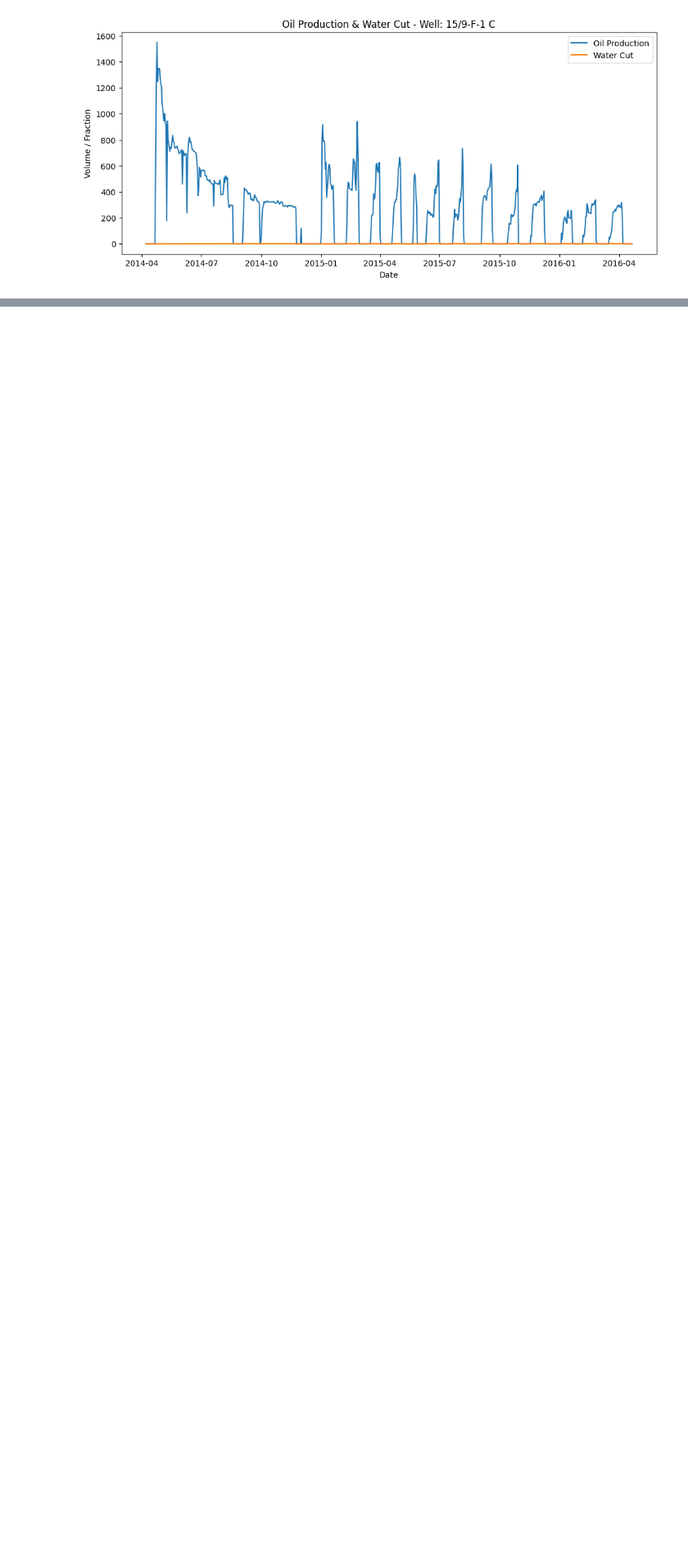
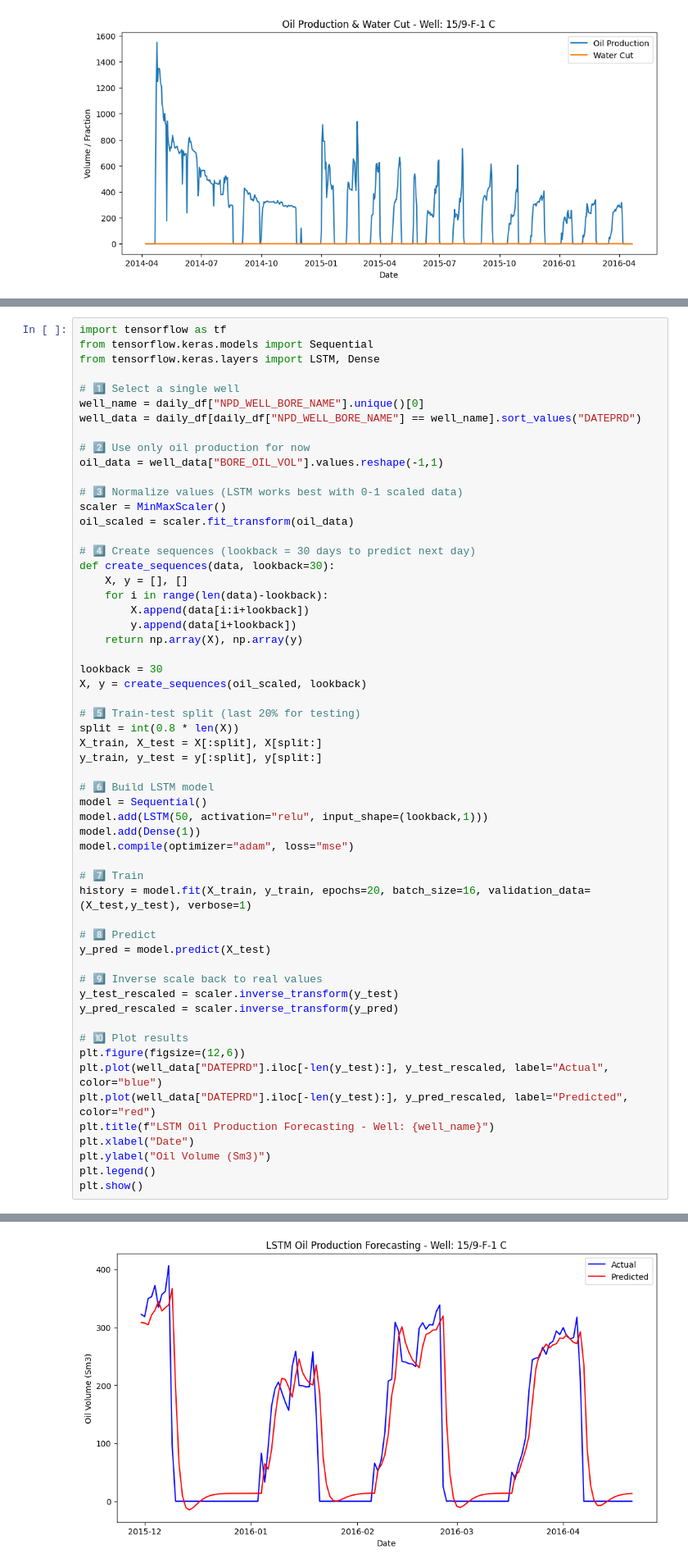
Before and after one commit to Anmol1301/Production-Forecasting, a Jupyter notebook: data_exploration.ipynb, the cells around one changed output, grey strips where cells are left out. Shown at 82% size. Cells and saved outputs as stored; diff of their text form; blank space fills up the shorter version.

```diff
--- a/data_exploration.ipynb
+++ b/data_exploration.ipynb
@@ -294,3 +295,61 @@ plt.tight_layout()
 plt.show()
 # %% [output]
 [figure]
+# %%
+import tensorflow as tf
+from tensorflow.keras.models import Sequential
+from tensorflow.keras.layers import LSTM, Dense
+
+# 1️⃣ Select a single well
+well_name = daily_df["NPD_WELL_BORE_NAME"].unique()[0]
+well_data = daily_df[daily_df["NPD_WELL_BORE_NAME"] == well_name].sort_values("DATEPRD")
+
+# 2️⃣ Use only oil production for now
+oil_data = well_data["BORE_OIL_VOL"].values.reshape(-1,1)
+
+# 3️⃣ Normalize values (LSTM works best with 0-1 scaled data)
+scaler = MinMaxScaler()
+oil_scaled = scaler.fit_transform(oil_data)
+
+# 4️⃣ Create sequences (lookback = 30 days to predict next day)
+def create_sequences(data, lookback=30):
+    X, y = [], []
+    for i in range(len(data)-lookback):
+        X.append(data[i:i+lookback])
+        y.append(data[i+lookback])
+    return np.array(X), np.array(y)
+
+lookback = 30
+X, y = create_sequences(oil_scaled, lookback)
+
+# 5️⃣ Train-test split (last 20% for testing)
+split = int(0.8 * len(X))
+X_train, X_test = X[:split], X[split:]
+y_train, y_test = y[:split], y[split:]
+
+# 6️⃣ Build LSTM model
+model = Sequential()
+model.add(LSTM(50, activation="relu", input_shape=(lookback,1)))
+model.add(Dense(1))
+model.compile(optimizer="adam", loss="mse")
+
+# 7️⃣ Train
+history = model.fit(X_train, y_train, epochs=20, batch_size=16, validation_data=(X_test,y_test), verbose=1)
+
+# 8️⃣ Predict
+y_pred = model.predict(X_test)
+
+# 9️⃣ Inverse scale back to real values
+y_test_rescaled = scaler.inverse_transform(y_test)
+y_pred_rescaled = scaler.inverse_transform(y_pred)
+
+# 🔟 Plot results
+plt.figure(figsize=(12,6))
+plt.plot(well_data["DATEPRD"].iloc[-len(y_test):], y_test_rescaled, label="Actual", color="blue")
+plt.plot(well_data["DATEPRD"].iloc[-len(y_test):], y_pred_rescaled, label="Predicted", color="red")
+plt.title(f"LSTM Oil Production Forecasting - Well: {well_name}")
+plt.xlabel("Date")
+plt.ylabel("Oil Volume (Sm3)")
+plt.legend()
+plt.show()
+# %% [output]
@@ -296,0 +374 @@ plt.show()
+[figure, added]
```
Also changed, not shown: parts of 2 cells of this notebook.
